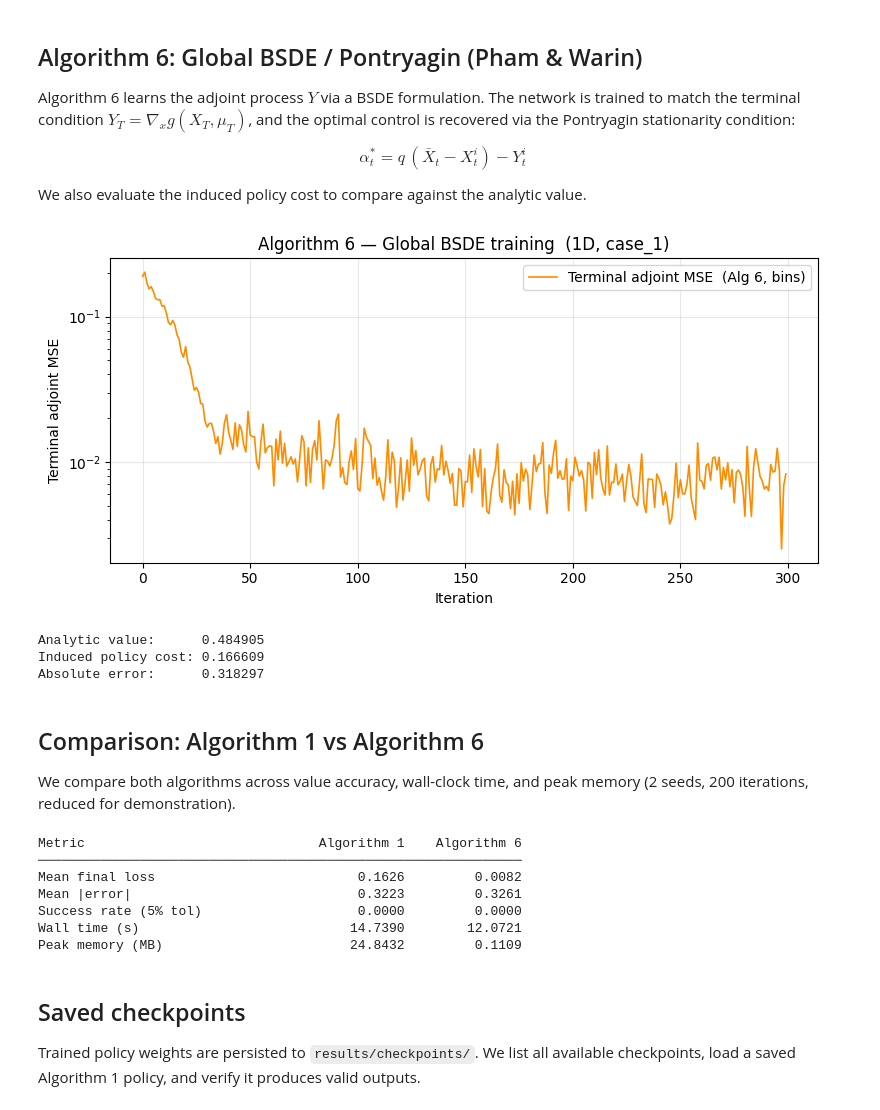
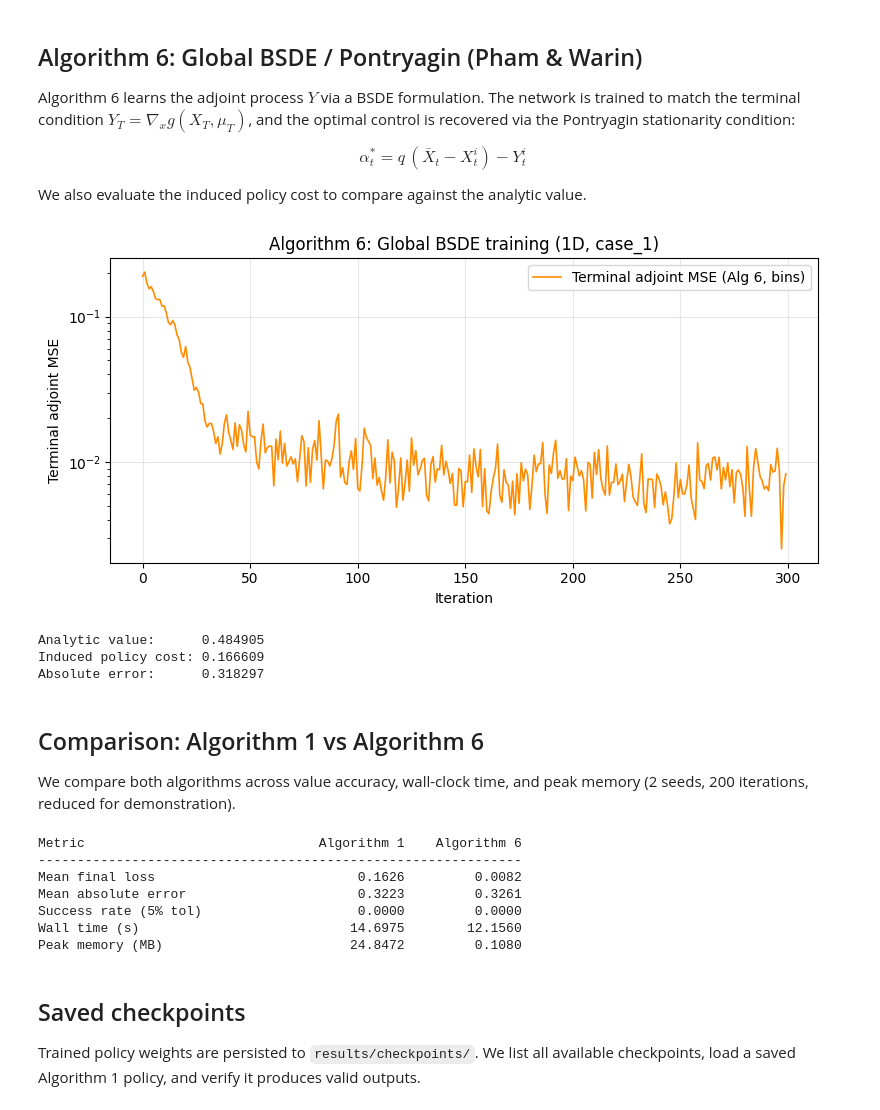
Before and after one commit to adonis107/MVA, a Jupyter notebook: notebooks/1. Baseline Implementation.ipynb, the cells around one changed output. Drawn from its saved outputs; the diff is of its cells as text; code cells hidden in the pictures.

```diff
--- a/notebooks/1. Baseline Implementation.ipynb
+++ b/notebooks/1. Baseline Implementation.ipynb
@@ -212,39 +212,38 @@ We also evaluate the induced policy cost to compare against the analytic value.
 # %%
 from mfnn_control import (
     EncoderConfig, SystemicRiskConfig, TrainingConfig,
     evaluate_algorithm_6_policy, sample_initial_states_with_dim,
     systemic_risk_value, train_pham_warin_algorithm_6,
 )
 
 torch.manual_seed(7)
 
-config    = SystemicRiskConfig(horizon=0.2, steps=20, particles=64, kappa=0.6, sigma=1.0, q=0.8)
-enc_cfg   = EncoderConfig(kind='bins', state_dim=1)
-train_cfg = TrainingConfig(iterations=300, batch_size=16, initial_case='case_1',
-                           training_cases=('case_1',), seed=7)
+config = SystemicRiskConfig(horizon=0.2, steps=20, particles=64, kappa=0.6, sigma=1.0, q=0.8)
+enc_cfg = EncoderConfig(kind='bins', state_dim=1)
+train_cfg = TrainingConfig(iterations=300, batch_size=16, initial_case='case_1', training_cases=('case_1',), seed=7)
 
 analytic = systemic_risk_value('case_1', config)
 
 networks, losses = train_pham_warin_algorithm_6(config, enc_cfg, train_cfg)
 
-eval_states   = sample_initial_states_with_dim('case_1', 32, config.particles, 1, device='cuda', dtype=torch.float32)
-induced_cost  = float(evaluate_algorithm_6_policy(networks, eval_states, config).detach())
+eval_states = sample_initial_states_with_dim('case_1', 32, config.particles, 1, device='cpu', dtype=torch.float32)
+induced_cost = float(evaluate_algorithm_6_policy(networks, eval_states, config).detach())
 
 fig, ax = plt.subplots(figsize=(8, 4))
-ax.semilogy(losses, lw=1.2, color='darkorange', label='Terminal adjoint MSE  (Alg 6, bins)')
+ax.semilogy(losses, lw=1.2, color='darkorange', label='Terminal adjoint MSE (Alg 6, bins)')
 ax.set_xlabel('Iteration')
 ax.set_ylabel('Terminal adjoint MSE')
-ax.set_title('Algorithm 6 - Global BSDE training  (1D, case_1)')
+ax.set_title('Algorithm 6: Global BSDE training (1D, case_1)')
 ax.legend()
 ax.grid(True, alpha=0.3)
 plt.tight_layout()
 plt.show()
 
 print(f"Analytic value:      {analytic:.6f}")
 print(f"Induced policy cost: {induced_cost:.6f}")
 print(f"Absolute error:      {abs(induced_cost - analytic):.6f}")
 # %% [output]
-[figure, old version]
+[figure, new version]
 Analytic value:      0.484905
 Induced policy cost: 0.166609
 Absolute error:      0.318297
@@ -268,34 +267,34 @@ cmd = [
     '--seeds', '7,9',
     '--value-tolerance', '0.05',
 ]
-raw   = subprocess.check_output(cmd, text=True, cwd=ROOT)
+raw = subprocess.check_output(cmd, text=True, cwd=ROOT)
 bench = json.loads(raw)
 
 alg1 = bench['algorithm_1']['aggregate']
 alg6 = bench['algorithm_6']['aggregate']
 
 metrics = [
-    ('mean_final_loss',          'Mean final loss'),
-    ('mean_absolute_value_error','Mean |error|'),
-    ('success_rate',             'Success rate (5% tol)'),
-    ('mean_wall_time_s',         'Wall time (s)'),
-    ('mean_peak_memory_mb',      'Peak memory (MB)'),
+    ('mean_final_loss', 'Mean final loss'),
+    ('mean_absolute_value_error','Mean absolute error'),
+    ('success_rate', 'Success rate (5% tol)'),
+    ('mean_wall_time_s', 'Wall time (s)'),
+    ('mean_peak_memory_mb', 'Peak memory (MB)'),
 ]
 
 print(f"{'Metric':<32} {'Algorithm 1':>14} {'Algorithm 6':>14}")
-print('─' * 62)
+print('-' * 62)
 for key, label in metrics:
     v1 = alg1.get(key, float('nan'))
     v6 = alg6.get(key, float('nan'))
     print(f"{label:<32} {v1:>14.4f} {v6:>14.4f}")
 # %% [output]
 Metric                              Algorithm 1    Algorithm 6
-──────────────────────────────────────────────────────────────
+--------------------------------------------------------------
 Mean final loss                          0.1626         0.0082
-Mean |error|                             0.3223         0.3261
+Mean absolute error                      0.3223         0.3261
 Success rate (5% tol)                    0.0000         0.0000
-Wall time (s)                           14.7390        12.0721
-Peak memory (MB)                        24.8432         0.1109
+Wall time (s)                           14.6975        12.1560
+Peak memory (MB)                        24.8472         0.1080
 # %% [markdown]
 ## Saved checkpoints
 
```
Also changed, not shown: parts of 4 cells of this notebook, 1 other file.
